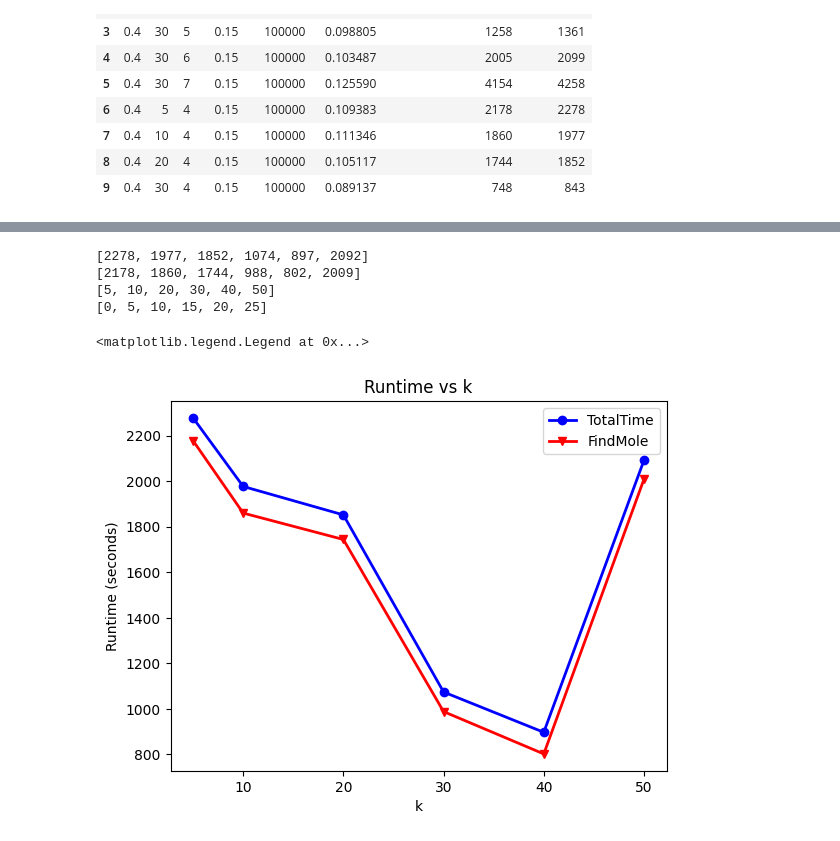
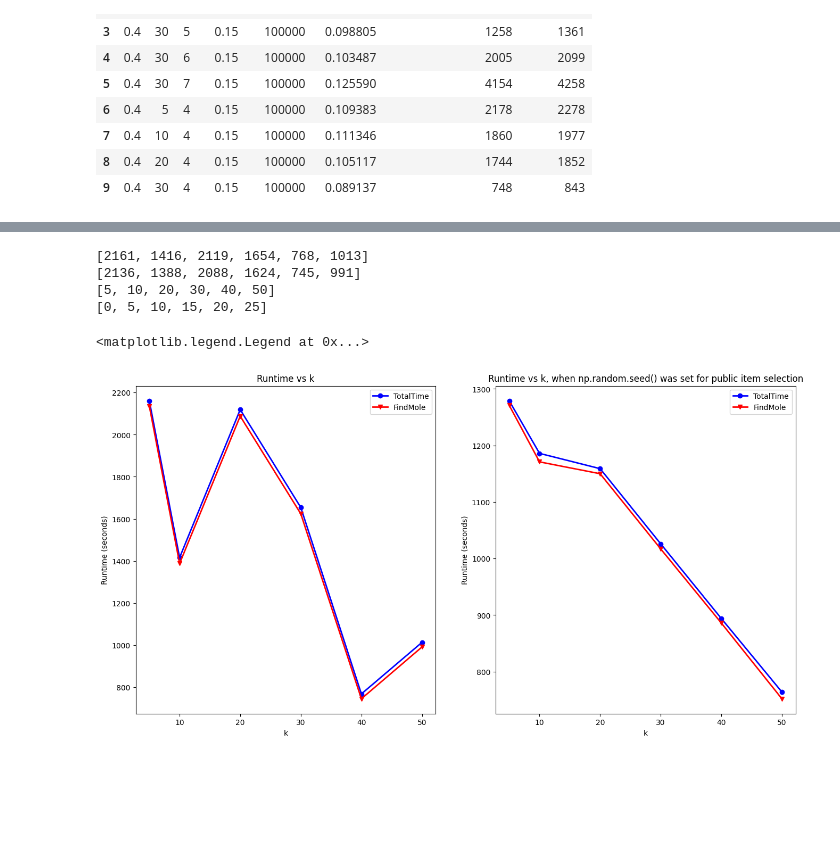
Before and after one commit to ilkayalbayrak/HKP_Coherence, a Jupyter notebook: draw_performance_plots.ipynb, the cells around one changed output, grey strips where cells are left out. Saved outputs shown, nothing was run; the diff lists cells and outputs as text; code cells hidden in the pictures; blank space fills up the shorter version.

Commit message:
general update and new test results

```diff
--- a/draw_performance_plots.ipynb
+++ b/draw_performance_plots.ipynb
@@ -137,31 +138,48 @@ ax.legend()
 # %%
 # plot for k vs runtime
 
 x = [i for i in k_runtime.keys()]
 y_total = list(map(lambda a: k_runtime.get(a)['total'], k_runtime))
 y_min_moles = list(map(lambda a: k_runtime.get(a)['min_moles'], k_runtime))
 print(list(y_total))
 print(list(y_min_moles))
 print(x)
 
 x_label = 'k'
 y_ticks = [i for i in range(0,30,5)]
 print(y_ticks)
 
-fig, ax = plt.subplots(1)
-ax.plot(x,y_total, label='TotalTime', marker='o', linewidth=2, color='blue')
-ax.plot(x,y_min_moles, label='FindMole', marker='v', linewidth=2, color='red')
-ax.set_title(f'Runtime vs {x_label}')
-ax.set_xlabel(x_label)
-ax.set_ylabel('Runtime (seconds)')
-ax.legend()
+fig, (ax1, ax2) = plt.subplots(1,2, figsize=(16, 8))
+ax1.plot(x,y_total, label='TotalTime', marker='o', linewidth=2, color='blue')
+ax1.plot(x,y_min_moles, label='FindMole', marker='v', linewidth=2, color='red')
+ax1.set_title(f'Runtime vs {x_label}')
+ax1.set_xlabel(x_label)
+ax1.set_ylabel('Runtime (seconds)')
+ax1.legend()
+
+# k test results when random seed was set
+# 0.4,5,4,0.15,100000,0.09267778090027362,1271,1279
+# 0.4,10,4,0.15,100000,0.09267778090027362,1171,1186
+# 0.4,20,4,0.15,100000,0.09267778090027362,1150,1159
+# 0.4,30,4,0.15,100000,0.09267778090027362,1017,1026
+# 0.4,40,4,0.15,100000,0.09267778090027362,886,894
+# 0.4,50,4,0.15,100000,0.09458713240501784,752,764
+
+y_total = [1279,1186,1159,1026,894,764]
+y_min_moles = [1271,1171,1150,1017,886,752]
+ax2.plot(x,y_total, label='TotalTime', marker='o', linewidth=2, color='blue')
+ax2.plot(x,y_min_moles, label='FindMole', marker='v', linewidth=2, color='red')
+ax2.set_title(f'Runtime vs {x_label}, when np.random.seed() was set for public item selection')
+ax2.set_xlabel(x_label)
+ax2.set_ylabel('Runtime (seconds)')
+ax2.legend()
 # %% [output]
-[2278, 1977, 1852, 1074, 897, 2092]
-[2178, 1860, 1744, 988, 802, 2009]
+[2161, 1416, 2119, 1654, 768, 1013]
+[2136, 1388, 2088, 1624, 745, 991]
 [5, 10, 20, 30, 40, 50]
 [0, 5, 10, 15, 20, 25]
 <matplotlib.legend.Legend at 0x...>
-[figure, old version]
+[figure, new version]
 # %%
 # plot for sigma vs runtime
 x = [i*100 for i in sigma_runtime.keys()]
```
Also changed, not shown: parts of 5 cells of this notebook, 14 other files.
